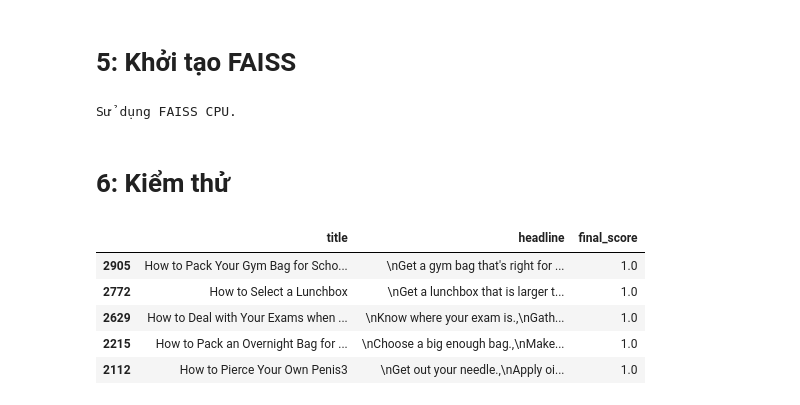
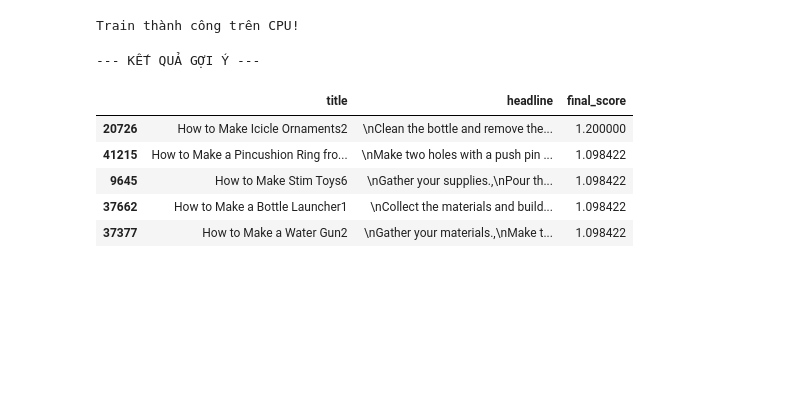
Before and after one commit to yuika-sama/cygar, a Jupyter notebook: ai-service/trains/diy_recipes_recommendation.ipynb, the cells around one changed output. Cells and saved outputs as stored; diff of their text form; code cells hidden in the pictures; blank space fills up the shorter version.

```diff
--- a/ai-service/trains/diy_recipes_recommendation.ipynb
+++ b/ai-service/trains/diy_recipes_recommendation.ipynb
@@ -171,67 +133,66 @@ Hoàn thành trích xuất NER. Thời gian xử lý: 2147.49 giây.
-# %% [markdown]
-# 5: Khởi tạo FAISS
 # %%
-# 1. Vectorize
+# 1. Vectorization với TF-IDF
 vectorizer = TfidfVectorizer(max_features=10000, stop_words='english')
 tfidf_matrix = vectorizer.fit_transform(df_filtered['extracted_materials']).astype('float32')
 data_vectors = tfidf_matrix.toarray()
 faiss.normalize_L2(data_vectors)
 
-# 2. Xây dựng Index IVFFlat
+# 2. Xây dựng Index IVFFlat (Phân cụm Voronoi)
 dimension = data_vectors.shape[1]
 nlist = int(np.sqrt(len(df_filtered))) if len(df_filtered) > 100 else 2
 quantizer = faiss.IndexFlatIP(dimension)
 index_ivf = faiss.IndexIVFFlat(quantizer, dimension, nlist, faiss.METRIC_INNER_PRODUCT)
 
-# Thử đẩy lên GPU, nếu không có thì dùng CPU
+# Tự động chọn GPU nếu có, không thì dùng CPU
 try:
     res = faiss.StandardGpuResources()
     gpu_index = faiss.index_cpu_to_gpu(res, 0, index_ivf)
-    print("Sử dụng FAISS GPU.")
+    print("Train thành công trên GPU!")
 except:
     gpu_index = index_ivf
-    print("Sử dụng FAISS CPU.")
+    print("Train thành công trên CPU!")
 
 gpu_index.train(data_vectors)
 gpu_index.add(data_vectors)
 # %% [output]
-Sử dụng FAISS CPU.
+Train thành công trên CPU!
-# %% [markdown]
-# 6: Kiểm thử
 # %%
 def suggest_recycling(input_list, top_k=5):
+    # Tiền xử lý input
     query_text = " ".join(input_list)
-    query_clean = extract_materials(preprocess_text(query_text))
+    query_clean = extract_materials(clean_text(query_text))
 
+    # Vectorize
     query_vec = vectorizer.transform([query_clean]).toarray().astype('float32')
     faiss.normalize_L2(query_vec)
 
-    # Tìm kiếm (Lấy dư để rerank)
+    # Tìm kiếm (Lấy top_k * 2 để rerank)
     distances, indices = gpu_index.search(query_vec, top_k * 2)
+    results = df_filtered.iloc[indices[0]].copy()
+    results['score'] = distances[0]
 
-    results = df_filtered.iloc[indices[0]].copy()
-    results['raw_score'] = distances[0]
-
-    # Boosting dựa trên Title
-    boost_words = ['recycle', 'reuse', 'upcycle', 'diy', 'craft', 'homemade', 'make']
+    # Post-processing: Boosting điểm cho các bài có title "Tái chế"
+    boost_keywords = ['recycle', 'reuse', 'upcycle', 'diy', 'craft', 'make']
     def apply_boost(row):
-        score = row['raw_score']
-        # Nếu title chứa từ khóa tái chế, tăng 20% điểm số
-        if any(word in str(row['title']).lower() for word in boost_words):
-            return score * 1.2
+        score = row['score']
+        if any(word in str(row['title']).lower() for word in boost_keywords):
+            return score * 1.2 # Tăng 20% ưu tiên
         return score
 
     results['final_score'] = results.apply(apply_boost, axis=1)
     return results.sort_values('final_score', ascending=False).head(top_k)
 
-# TEST THỰC TẾ
-my_materials = ["plastic bottle", "scissors", "string"]
-recommendations = suggest_recycling(my_materials)
+# THỬ NGHIỆM TẠI ĐÂY
+test_input = ["plastic bottle", "paper", "glue"]
+recommendations = suggest_recycling(test_input)
+
+print("\n--- KẾT QUẢ GỢI Ý ---")
 display(recommendations[['title', 'headline', 'final_score']])
 # %% [output]
+--- KẾT QUẢ GỢI Ý ---
 |  | title | headline | final_score |
-| 2905 | How to Pack Your Gym Bag for Scho... | \nGet a gym bag that's right for ... | 1.0 |
-| 2772 | How to Select a Lunchbox | \nGet a lunchbox that is larger t... | 1.0 |
-| 2629 | How to Deal with Your Exams when ... | \nKnow where your exam is.,\nGath... | 1.0 |
-| 2215 | How to Pack an Overnight Bag for ... | \nChoose a big enough bag.,\nMake... | 1.0 |
-| 2112 | How to Pierce Your Own Penis3 | \nGet out your needle.,\nApply oi... | 1.0 |
+| 20726 | How to Make Icicle Ornaments2 | \nClean the bottle and remove the... | 1.200000 |
+| 41215 | How to Make a Pincushion Ring fro... | \nMake two holes with a push pin ... | 1.098422 |
+| 9645 | How to Make Stim Toys6 | \nGather your supplies.,\nPour th... | 1.098422 |
+| 37662 | How to Make a Bottle Launcher1 | \nCollect the materials and build... | 1.098422 |
+| 37377 | How to Make a Water Gun2 | \nGather your materials.,\nMake t... | 1.098422 |
```
Also changed, not shown: parts of 13 cells of this notebook, 25 other files.
